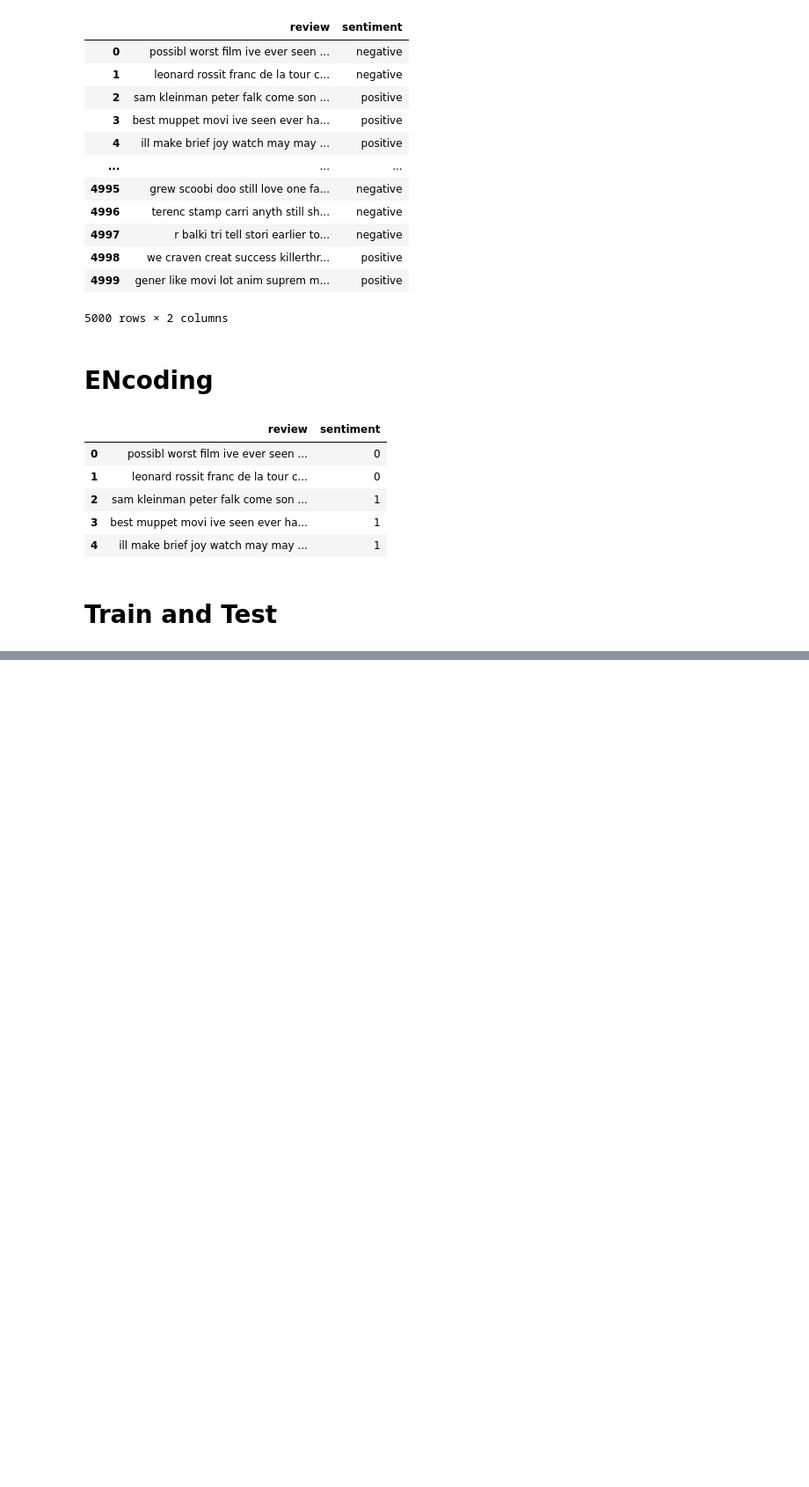
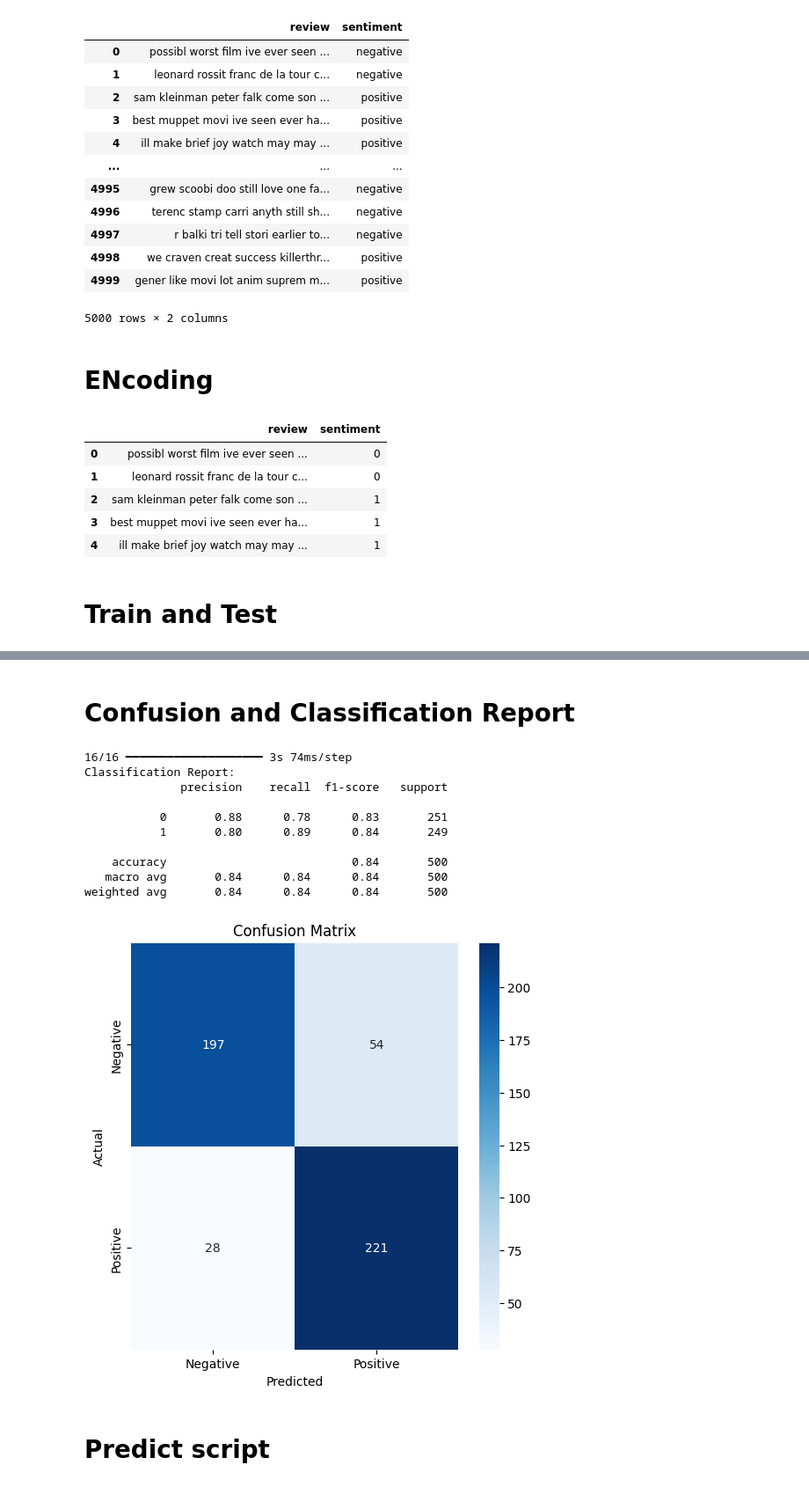
Before and after one commit to HarshRaut9945/Deep-learning-project, a Jupyter notebook: Movie_Review/data.ipynb, the cells around one changed output, grey strips where cells are left out. Shown: that part at 88% size. Drawn from its saved outputs; the diff is of its cells as text; code cells hidden in the pictures; blank space fills up the shorter version.

```diff
--- a/Movie_Review/data.ipynb
+++ b/Movie_Review/data.ipynb
@@ -99,0 +179,35 @@ text_train, text_test, y_train, y_test = train_test_split(df['review'], df['sent
+# %% [markdown]
+# Confusion and Classification Report
+# %%
+# Predict on the test data
+y_pred = (model.predict(X_test) > 0.5).astype(int)
+
+# Classification report
+print("Classification Report:")
+print(classification_report(y_test, y_pred))
+
+
+# Confusion matrix
+conf_matrix = confusion_matrix(y_test, y_pred)
+
+# Plot confusion matrix
+plt.figure(figsize=(6, 6))
+sns.heatmap(conf_matrix, annot=True, fmt='d', cmap='Blues', xticklabels=['Negative', 'Positive'], yticklabels=['Negative', 'Positive'])
+plt.title('Confusion Matrix')
+plt.xlabel('Predicted')
+plt.ylabel('Actual')
+plt.show()
+# %% [output]
+16/16 ━━━━━━━━━━━━━━━━━━━━ 3s 74ms/step
+Classification Report:
+              precision    recall  f1-score   support
+
+           0       0.88      0.78      0.83       251
+           1       0.80      0.89      0.84       249
+
+    accuracy                           0.84       500
+   macro avg       0.84      0.84      0.84       500
+weighted avg       0.84      0.84      0.84       500
+[figure, added]
+# %% [markdown]
+# Predict script
```
Also changed, not shown: parts of 6 cells of this notebook.
